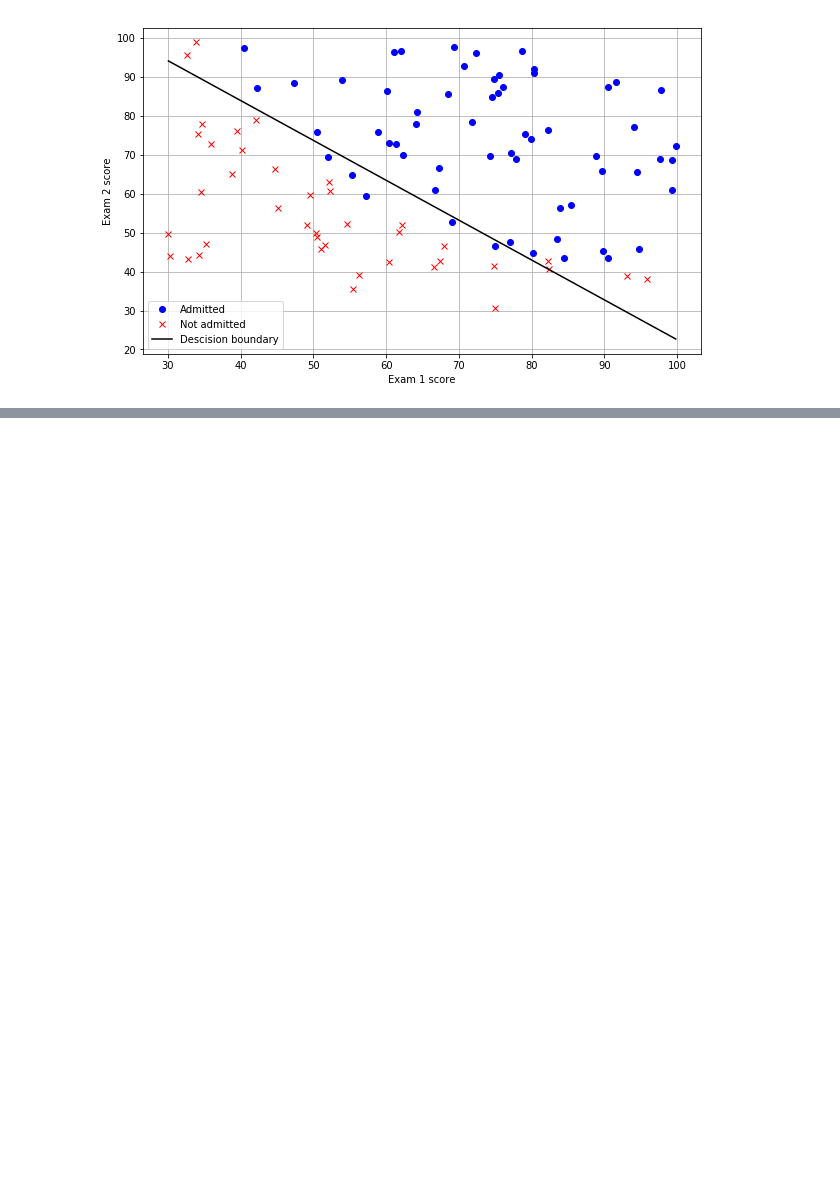
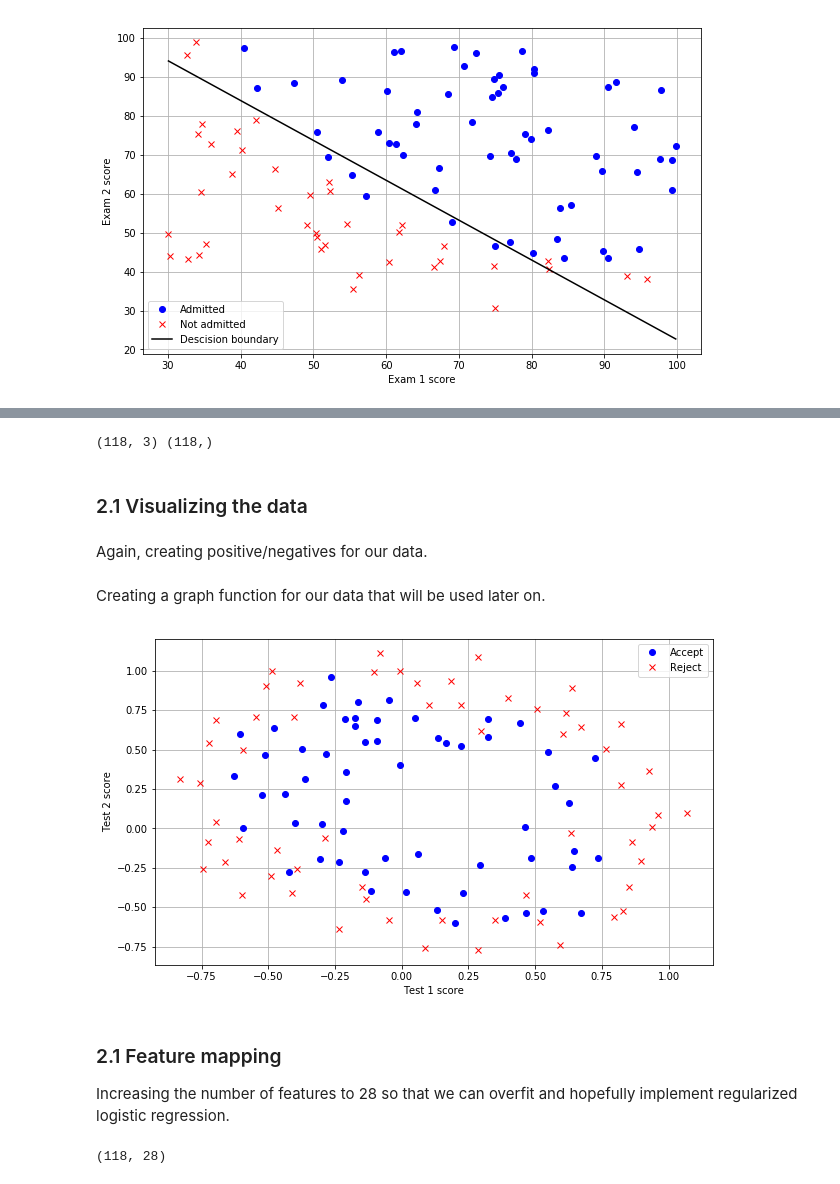
Before and after one commit to chriscross00/ML_Ng, a Jupyter notebook: ML_ex2/ex2_lab.ipynb, the cells around one changed output, grey strips where cells are left out. Drawn from its saved outputs; the diff is of its cells as text; code cells hidden in the pictures; blank space fills up the shorter version.

```diff
--- a/ML_ex2/ex2_lab.ipynb
+++ b/ML_ex2/ex2_lab.ipynb
@@ -105,0 +138,52 @@ plt.legend()
+# %%
+data2 = np.loadtxt('ex2data2.txt', delimiter = ',')
+x2 = data2[:,:2]
+x2 = np.insert(x2, 0, 1, axis=1)
+y2 = data2[:,-1]
+
+print(x2.shape, y2.shape)
+# %% [output]
+(118, 3) (118,)
+# %% [markdown]
+### 2.1 Visualizing the data
+# %% [markdown]
+Again, creating positive/negatives for our data.
+# %%
+pos2 = np.array([x2[i] for i in range(x2.shape[0]) if y2[i] == 1])
+neg2 = np.array([x2[i] for i in range(x2.shape[0]) if y2[i] == 0])
+# %% [markdown]
+Creating a graph function for our data that will be used later on.
+# %%
+def plot_QA():
+    plt.figure(figsize=(10,6))
+    plt.plot(pos2[:,1], pos2[:,2],'bo', label='Accept')
+    plt.plot(neg2[:,1], neg2[:,2], 'rx', label='Reject')
+    plt.xlabel('Test 1 score')
+    plt.ylabel('Test 2 score')
+    plt.legend()
+    plt.grid(True)
+
+plot_QA()
+# %% [output]
+[figure, added]
+# %% [markdown]
+### 2.1 Feature mapping
+
+Increasing the number of features to 28 so that we can overfit and hopefully implement regularized logistic regression.
+# %%
+def mapFeature( x1col, x2col ):
+    degrees = 6
+    out = np.ones( (x1col.shape[0], 1) )
+
+    for i in range(1, degrees+1):
+        for j in range(0, i+1):
+            term1 = x1col ** (i-j)
+            term2 = x2col ** (j)
+            term  = (term1 * term2).reshape( term1.shape[0], 1 )
+            out   = np.hstack(( out, term ))
+    return out
+
+mapped_x = mapFeature(x2[:,1],x2[:,2])
+print(mapped_x.shape)
+# %% [output]
+(118, 28)
```
Also changed, not shown: parts of 17 cells of this notebook.
